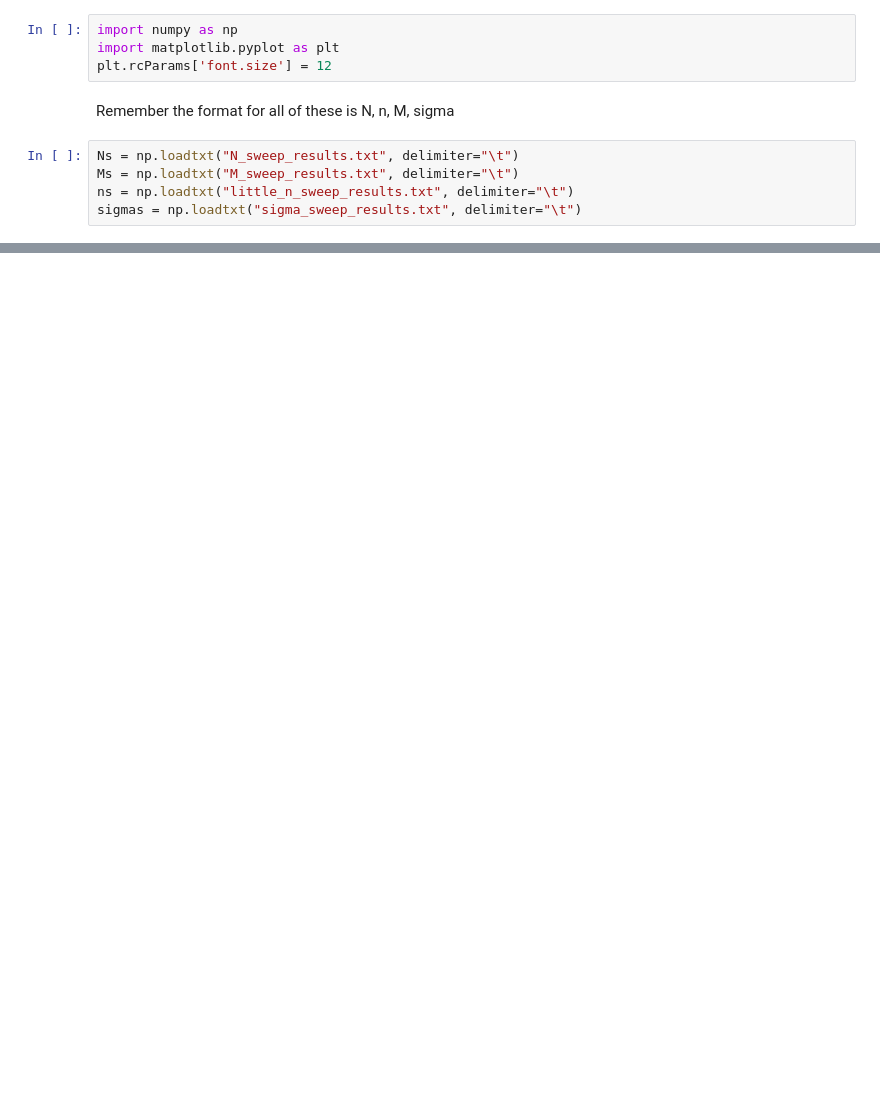
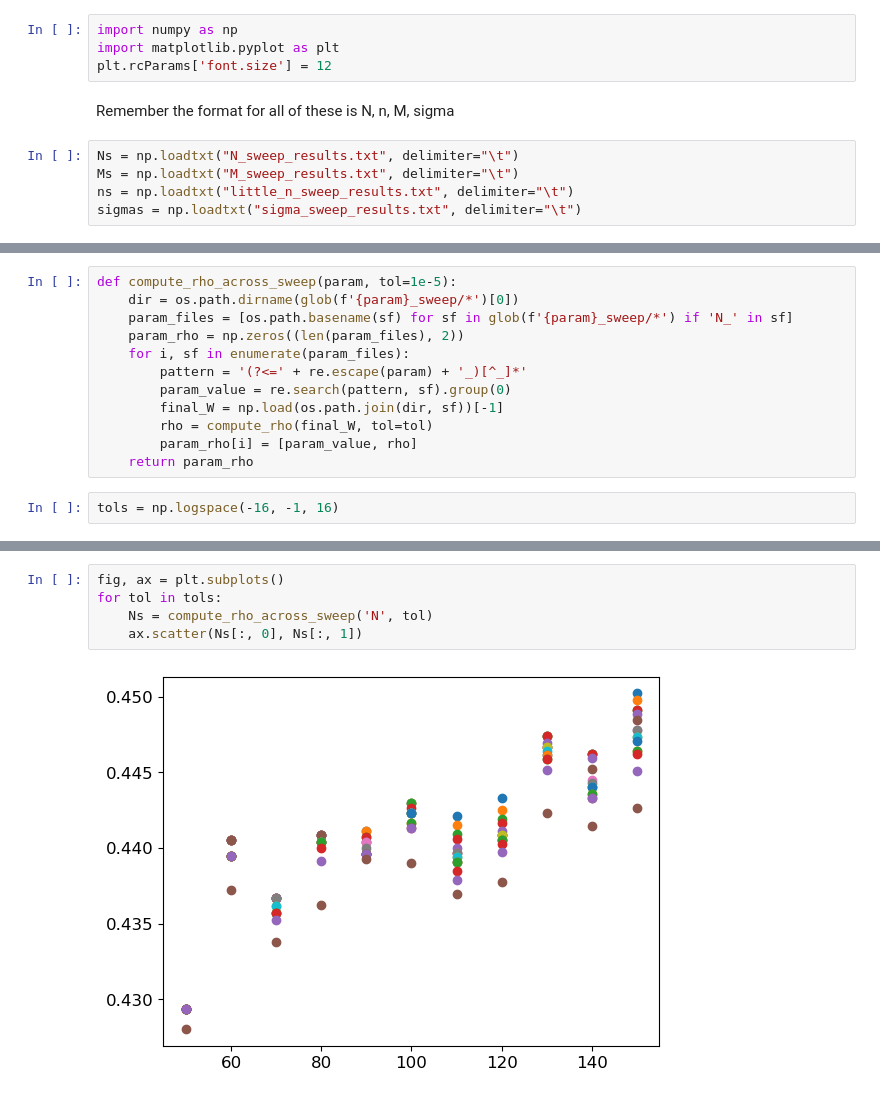
Before and after one commit to juancarlosfdc/noncanonical-olfaction, a Jupyter notebook: plot_figure_3.ipynb, the cells around one changed output, grey strips where cells are left out. Saved outputs shown, nothing was run; the diff lists cells and outputs as text; blank space fills up the shorter version.

```diff
--- a/plot_figure_3.ipynb
+++ b/plot_figure_3.ipynb
@@ -26,0 +41,14 @@ plt.savefig('figure3.png')
+# %%
+def compute_rho_across_sweep(param, tol=1e-5):
+    dir = os.path.dirname(glob(f'{param}_sweep/*')[0])
+    param_files = [os.path.basename(sf) for sf in glob(f'{param}_sweep/*') if 'N_' in sf]
+    param_rho = np.zeros((len(param_files), 2))
+    for i, sf in enumerate(param_files):
+        pattern = '(?<=' + re.escape(param) + '_)[^_]*'
+        param_value = re.search(pattern, sf).group(0)
+        final_W = np.load(os.path.join(dir, sf))[-1]
+        rho = compute_rho(final_W, tol=tol)
+        param_rho[i] = [param_value, rho]
+    return param_rho
+# %%
+tols = np.logspace(-16, -1, 16)
@@ -26,0 +58,7 @@ plt.savefig('figure3.png')
+# %%
+fig, ax = plt.subplots()
+for tol in tols:
+    Ns = compute_rho_across_sweep('N', tol)
+    ax.scatter(Ns[:, 0], Ns[:, 1])
+# %% [output]
+[figure, added]
```
Also changed, not shown: parts of 6 cells of this notebook.
